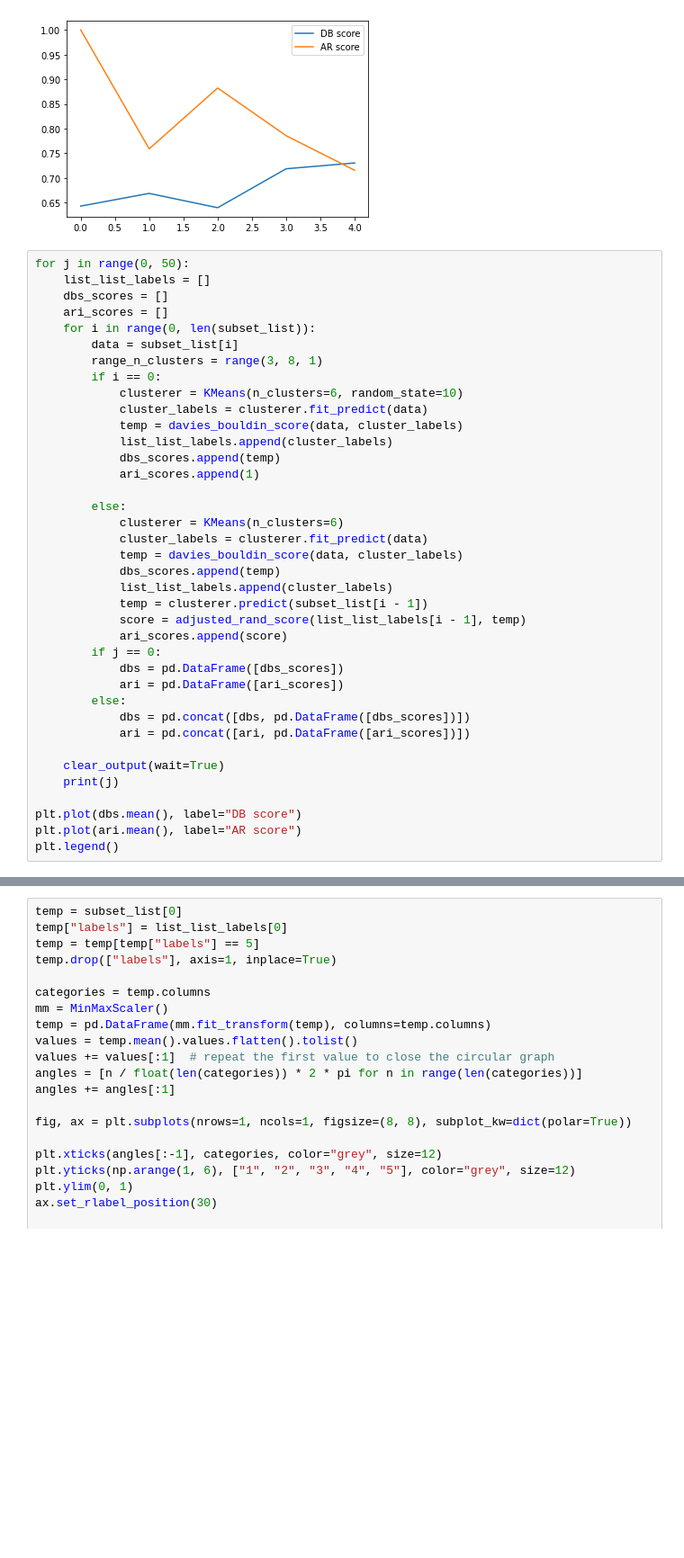
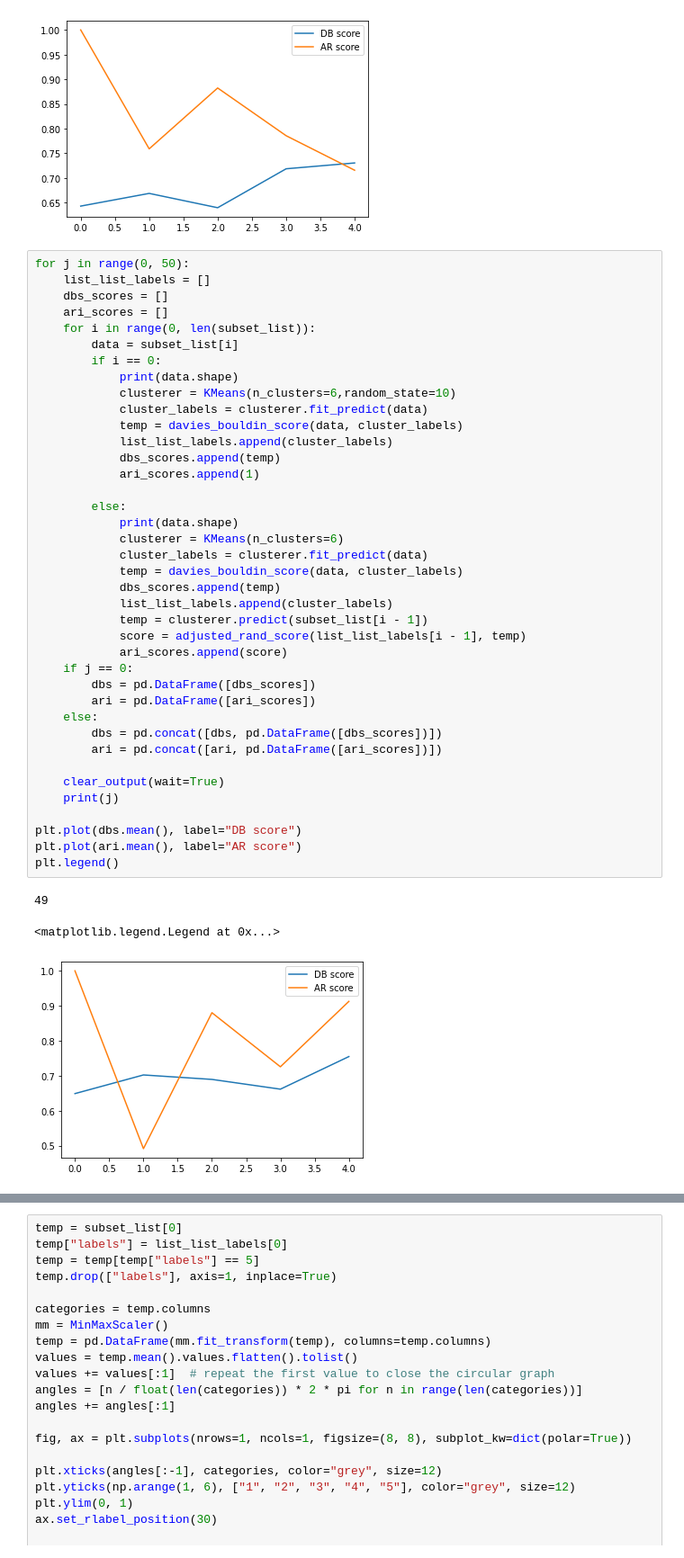
Before and after one commit to Laoban-man/P5_segmentation, a Jupyter notebook: source/3-actionable-segmentation.ipynb, the cells around one changed output, grey strips where cells are left out. Shown: that part at 90% size. Drawn from its saved outputs; the diff is of its cells as text; blank space fills up the shorter version.

```diff
--- a/source/3-actionable-segmentation.ipynb
+++ b/source/3-actionable-segmentation.ipynb
@@ -235,38 +237,43 @@ plt.legend()
 # %%
 for j in range(0, 50):
     list_list_labels = []
     dbs_scores = []
     ari_scores = []
     for i in range(0, len(subset_list)):
         data = subset_list[i]
-        range_n_clusters = range(3, 8, 1)
         if i == 0:
-            clusterer = KMeans(n_clusters=6, random_state=10)
+            print(data.shape)
+            clusterer = KMeans(n_clusters=6,random_state=10)
             cluster_labels = clusterer.fit_predict(data)
             temp = davies_bouldin_score(data, cluster_labels)
             list_list_labels.append(cluster_labels)
             dbs_scores.append(temp)
             ari_scores.append(1)
 
         else:
+            print(data.shape)
             clusterer = KMeans(n_clusters=6)
             cluster_labels = clusterer.fit_predict(data)
             temp = davies_bouldin_score(data, cluster_labels)
             dbs_scores.append(temp)
             list_list_labels.append(cluster_labels)
             temp = clusterer.predict(subset_list[i - 1])
             score = adjusted_rand_score(list_list_labels[i - 1], temp)
             ari_scores.append(score)
-        if j == 0:
-            dbs = pd.DataFrame([dbs_scores])
-            ari = pd.DataFrame([ari_scores])
-        else:
-            dbs = pd.concat([dbs, pd.DataFrame([dbs_scores])])
-            ari = pd.concat([ari, pd.DataFrame([ari_scores])])
+    if j == 0:
+        dbs = pd.DataFrame([dbs_scores])
+        ari = pd.DataFrame([ari_scores])
+    else:
+        dbs = pd.concat([dbs, pd.DataFrame([dbs_scores])])
+        ari = pd.concat([ari, pd.DataFrame([ari_scores])])
 
     clear_output(wait=True)
     print(j)
 
 plt.plot(dbs.mean(), label="DB score")
 plt.plot(ari.mean(), label="AR score")
 plt.legend()
+# %% [output]
+49
+<matplotlib.legend.Legend at 0x...>
+[figure, added]
```
Also changed, not shown: parts of 11 cells of this notebook, 7 other files.
